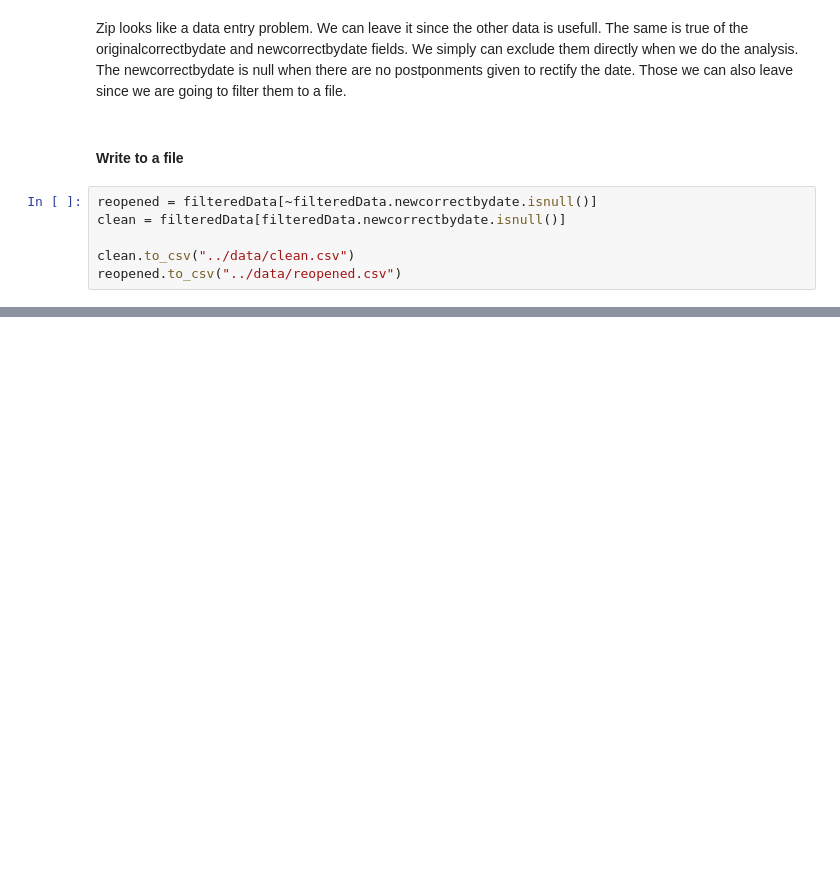
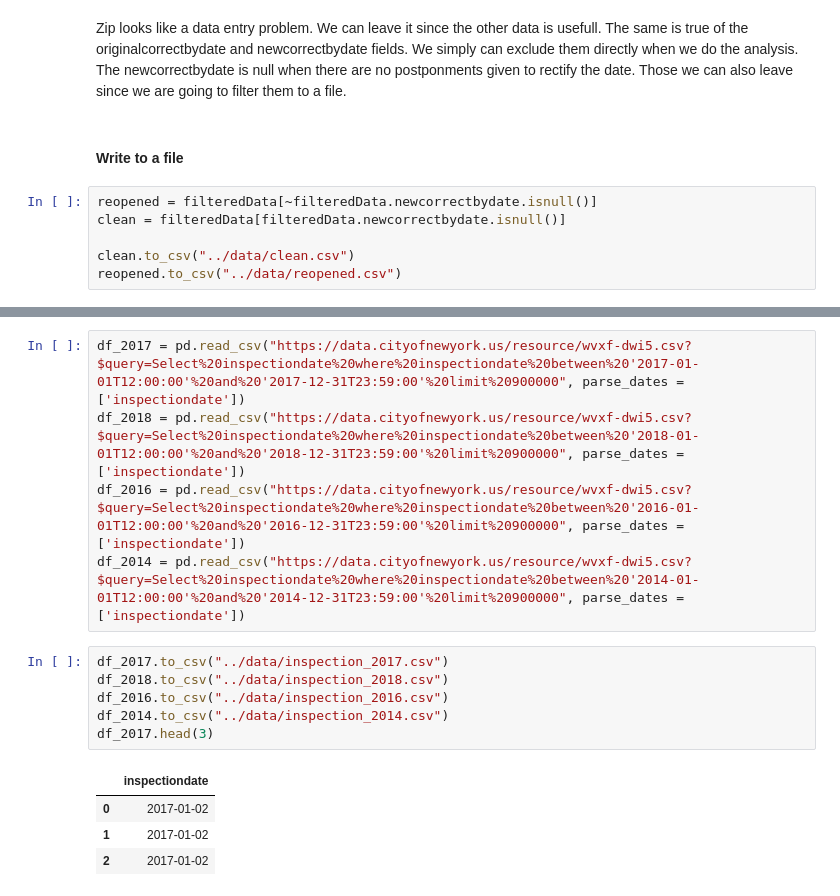
Before and after one commit to harisx91/NYCHousingMaintenanceCodeProject, a Jupyter notebook: notebooks/HousingCleaning.ipynb, the cells around one changed output, grey strips where cells are left out. Drawn from its saved outputs; the diff is of its cells as text; blank space fills up the shorter version.

```diff
--- a/notebooks/HousingCleaning.ipynb
+++ b/notebooks/HousingCleaning.ipynb
@@ -193,0 +322,16 @@ reopened.to_csv("../data/reopened.csv")
+# %%
+df_2017 = pd.read_csv("https://data.cityofnewyork.us/resource/wvxf-dwi5.csv?$query=Select%20inspectiondate%20where%20inspectiondate%20between%20'2017-01-01T12:00:00'%20and%20'2017-12-31T23:59:00'%20limit%20900000", parse_dates = ['inspectiondate'])
+df_2018 = pd.read_csv("https://data.cityofnewyork.us/resource/wvxf-dwi5.csv?$query=Select%20inspectiondate%20where%20inspectiondate%20between%20'2018-01-01T12:00:00'%20and%20'2018-12-31T23:59:00'%20limit%20900000", parse_dates = ['inspectiondate'])
+df_2016 = pd.read_csv("https://data.cityofnewyork.us/resource/wvxf-dwi5.csv?$query=Select%20inspectiondate%20where%20inspectiondate%20between%20'2016-01-01T12:00:00'%20and%20'2016-12-31T23:59:00'%20limit%20900000", parse_dates = ['inspectiondate'])
+df_2014 = pd.read_csv("https://data.cityofnewyork.us/resource/wvxf-dwi5.csv?$query=Select%20inspectiondate%20where%20inspectiondate%20between%20'2014-01-01T12:00:00'%20and%20'2014-12-31T23:59:00'%20limit%20900000", parse_dates = ['inspectiondate'])
+# %%
+df_2017.to_csv("../data/inspection_2017.csv")
+df_2018.to_csv("../data/inspection_2018.csv")
+df_2016.to_csv("../data/inspection_2016.csv")
+df_2014.to_csv("../data/inspection_2014.csv")
+df_2017.head(3)
+# %% [output]
+|  | inspectiondate |
+| 0 | 2017-01-02 |
+| 1 | 2017-01-02 |
+| 2 | 2017-01-02 |
```
Also changed, not shown: parts of 28 cells of this notebook, 9 other files.
